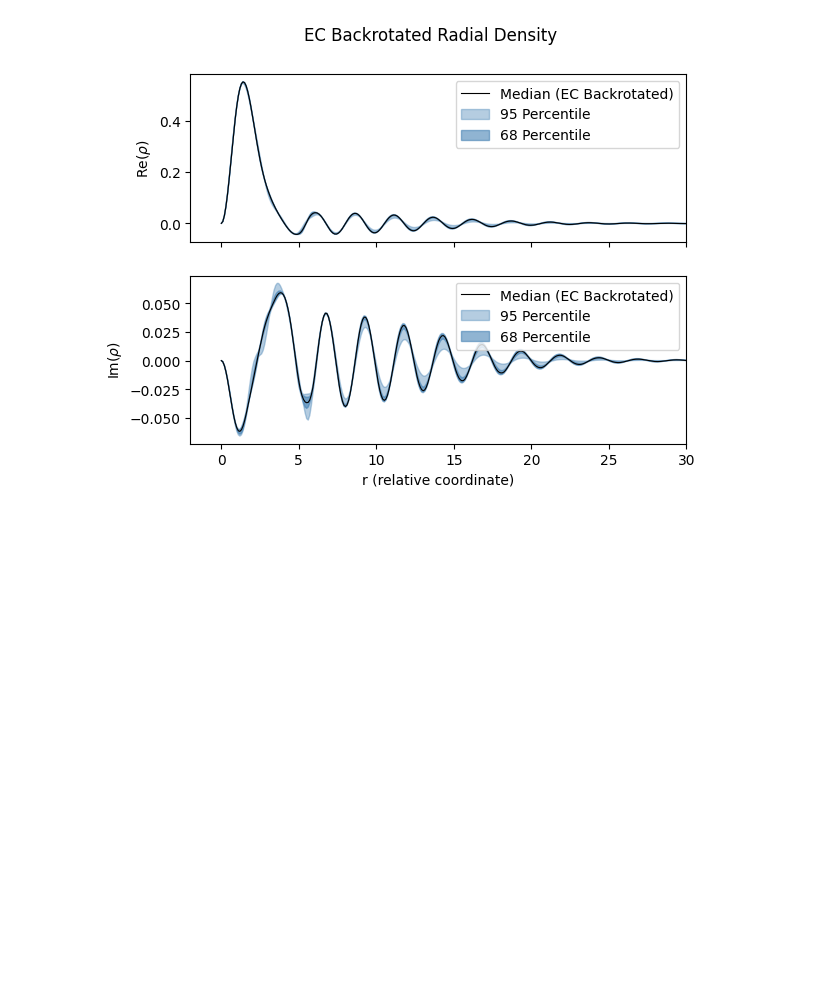
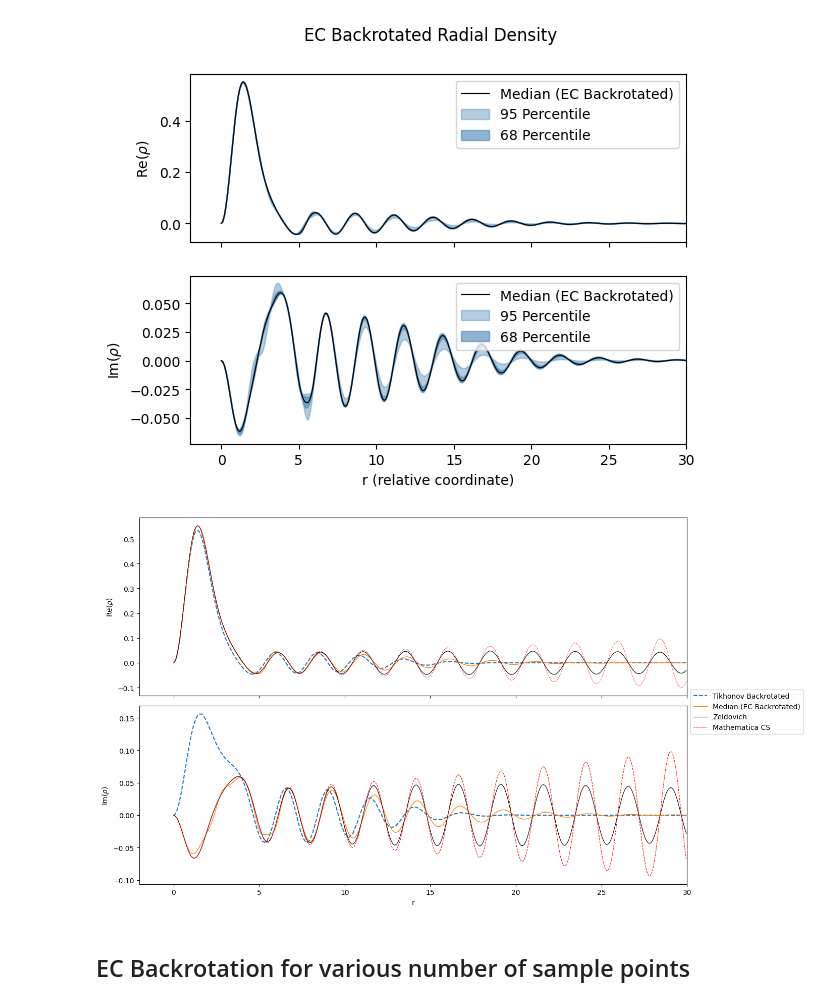
Before and after one commit to KSHobbyProjs/koenig-ecbackrotation-project, a Jupyter notebook: density.ipynb, the cells around one changed output. Drawn from its saved outputs; the diff is of its cells as text; code cells hidden in the pictures; blank space fills up the shorter version.

```diff
--- a/density.ipynb
+++ b/density.ipynb
@@ -276,3 +276,60 @@ if save_plots:
 plt.show()
 # %% [output]
 [figure]
+# %%
+# Load Mathematica Zeldovich data
+mma = np.loadtxt("zeldovich_density.csv", delimiter=",")
+r_mma = mma[:, 0]
+rho_re_mma = mma[:, 1]
+rho_im_mma = mma[:, 2]
+
+# Load Mathematica CSM data
+mma = np.loadtxt("mathematica_csm_density.csv", delimiter=",")
+r_mma_cs = mma[:, 0]
+rho_re_mma_cs = mma[:, 1]
+rho_im_mma_cs = mma[:, 2]
+
+# Your Python density from Tikhonov/EC
+# rho_python = ...
+
+fig, (ax1, ax2) = plt.subplots(2, 1, figsize=(12, 8), sharex=True)
+
+ax1.plot(r_log, np.real(tikhonov_density), '--', label='Tikhonov Backrotated')
+ax2.plot(r_log, np.imag(tikhonov_density), '--', label='Tikhonov Backrotated')
+
+ax1.plot(x_plot, np.real(predict_density[0]), label='Median (EC Backrotated)', linewidth=1.0, alpha=1.0)
+ax2.plot(x_plot, np.imag(predict_density[0]), label='Median (EC Backrotated)', linewidth=1.0, alpha=1.0)
+
+ax1.plot(r_mma, rho_re_mma, label='Zeldovich', linewidth=0.8, color='black')
+ax2.plot(r_mma, rho_im_mma, label='Zeldovich', linewidth=0.8, color='black')
+
+ax1.plot(r_mma_cs, rho_re_mma_cs, '--', label='Mathematica CS', linewidth=0.5, color='red')
+ax2.plot(r_mma_cs, rho_im_mma_cs, '--', label='Mathematica CS', linewidth=0.8, color='red')
+
+# ax1.plot(r_python, rho_re_python, '--', label='Tikhonov')
+ax1.set_ylabel(r'Re($\rho$)')
+
+# ax2.plot(r_python, rho_im_python, '--', label='Tikhonov')
+ax2.set_xlabel('r')
+ax2.set_ylabel(r'Im($\rho$)')
+ax2.set_xlim([-2,30])
+
+# get legend handles / labels from one axis
+handles, labels = ax1.get_legend_handles_labels()
+# create one legend for both axes
+fig.legend(
+    handles,
+    labels,
+    loc="center left",
+    bbox_to_anchor=(0.98, 0.5)
+)
+plt.tight_layout(rect=[0, 0, 0.85, 1])
+
+plt.tight_layout()
+if save_plots:
+    plt.savefig("plots/density_comparison.png")
+plt.show()
+# %% [output]
+[figure, added]
+# %% [markdown]
+## EC Backrotation for various number of sample points
```
Also changed, not shown: parts of 5 cells of this notebook, 28 other files.
